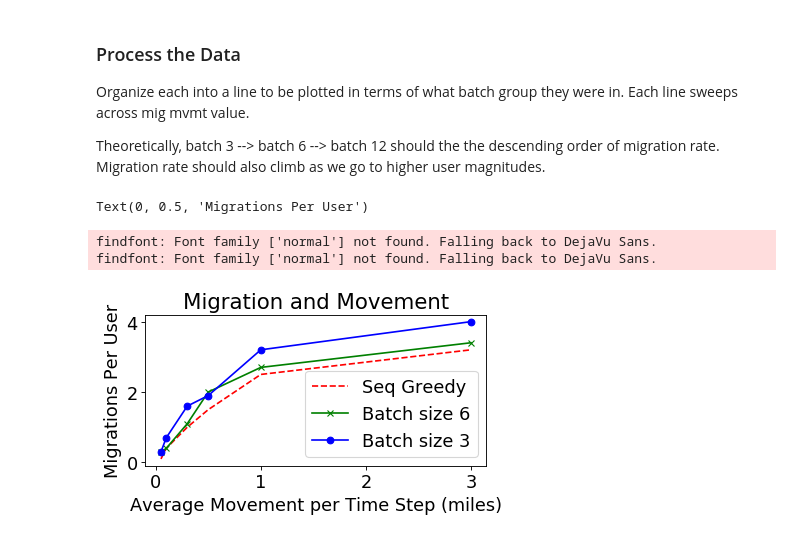
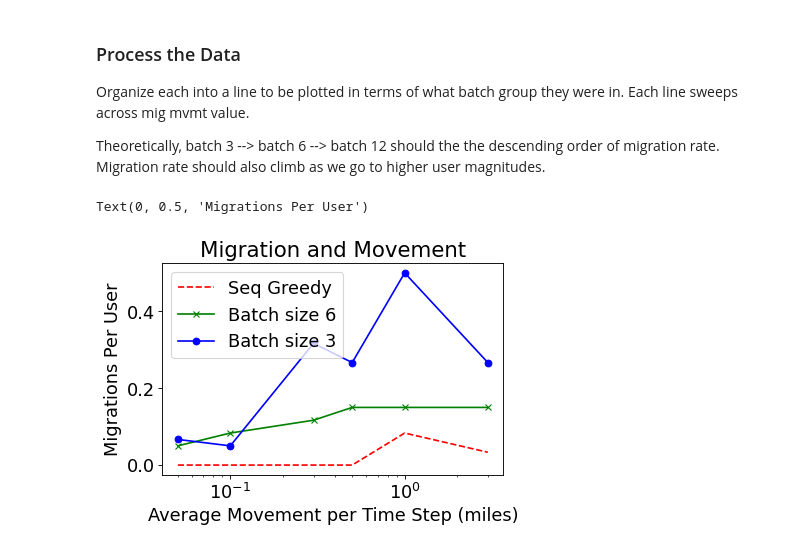
Before and after one commit to tj-kim/MEC_python, a Jupyter notebook: simulations/sim 05 user mobility sweep.ipynb, the cells around one changed output. Cells and saved outputs as stored; diff of their text form; code cells hidden in the pictures.

```diff
--- a/simulations/sim 05 user mobility sweep.ipynb
+++ b/simulations/sim 05 user mobility sweep.ipynb
@@ -116,40 +115,38 @@ for (batch_val, mvmt_mag) in itertools.product(batch_settings,mvmt_mag_settings)
 # %%
 # Collect the correct costs
 # Plot the plot
 import matplotlib
 import matplotlib.pyplot as plt
 from matplotlib.pyplot import figure
 
 # Set Font Size Limitations
 font = {'family' : 'normal',
         'weight' : 'normal',
         'size'   : 16}
 
 matplotlib.rc('font', **font)
-figure(num=None, figsize=(5.5, 2.5), dpi=80, facecolor='w', edgecolor='k')
+figure(num=None, figsize=(5.5, 3.5), dpi=80, facecolor='w', edgecolor='k')
 
 x_ax = np.divide(1,mvmt_mag_settings)
 
 SG2 = [0.1,0.4,1,1.5,2.5,3.2]
 B3 = [0.3,0.7,1.6,1.9,3.2,4]
 B6 = [0.3,0.4,1.1,2.0,2.7,3.4]
 
-plt.plot(x_ax, SG2, 'r--', label = 'Seq Greedy')
-plt.plot(x_ax, B6, 'g-x', label = 'Batch size 6')
-plt.plot(x_ax, B3, 'b-o', label = 'Batch size 3')
+# plt.plot(x_ax, SG2, 'r--', label = 'Seq Greedy')
+# plt.plot(x_ax, B6, 'g-x', label = 'Batch size 6')
+# plt.plot(x_ax, B3, 'b-o', label = 'Batch size 3')
 
-#plt.plot(x_ax, np.multiply(batch_0_migs,1/len(jobs)), 'r--', label = 'Seq Greedy')
-#plt.plot(x_ax, np.multiply(batch_6_migs,1/len(jobs)), 'g-x', label = 'Batch size 6')
-#plt.plot(x_ax, np.multiply(batch_3_migs,1/len(jobs)), 'b-o', label = 'Batch size 3')
-# plt.xticks(x_ax)
-# plt.xscale('log')
-plt.legend(loc = 'lower right')
+plt.plot(x_ax, np.multiply(batch_0_migs,1/len(jobs)), 'r--', label = 'Seq Greedy')
+plt.plot(x_ax, np.multiply(batch_6_migs,1/len(jobs)), 'g-x', label = 'Batch size 6')
+plt.plot(x_ax, np.multiply(batch_3_migs,1/len(jobs)), 'b-o', label = 'Batch size 3')
+plt.xticks(x_ax)
+plt.xscale('log')
+plt.legend(loc = 'upper left')
 
 plt.title('Migration and Movement')
 plt.xlabel('Average Movement per Time Step (miles)')
 plt.ylabel('Migrations Per User')
 # %% [output]
 Text(0, 0.5, 'Migrations Per User')
-findfont: Font family ['normal'] not found. Falling back to DejaVu Sans.
-findfont: Font family ['normal'] not found. Falling back to DejaVu Sans.
-[figure, old version]
+[figure, new version]
```
Also changed, not shown: parts of 2 cells of this notebook, 1 other file.
